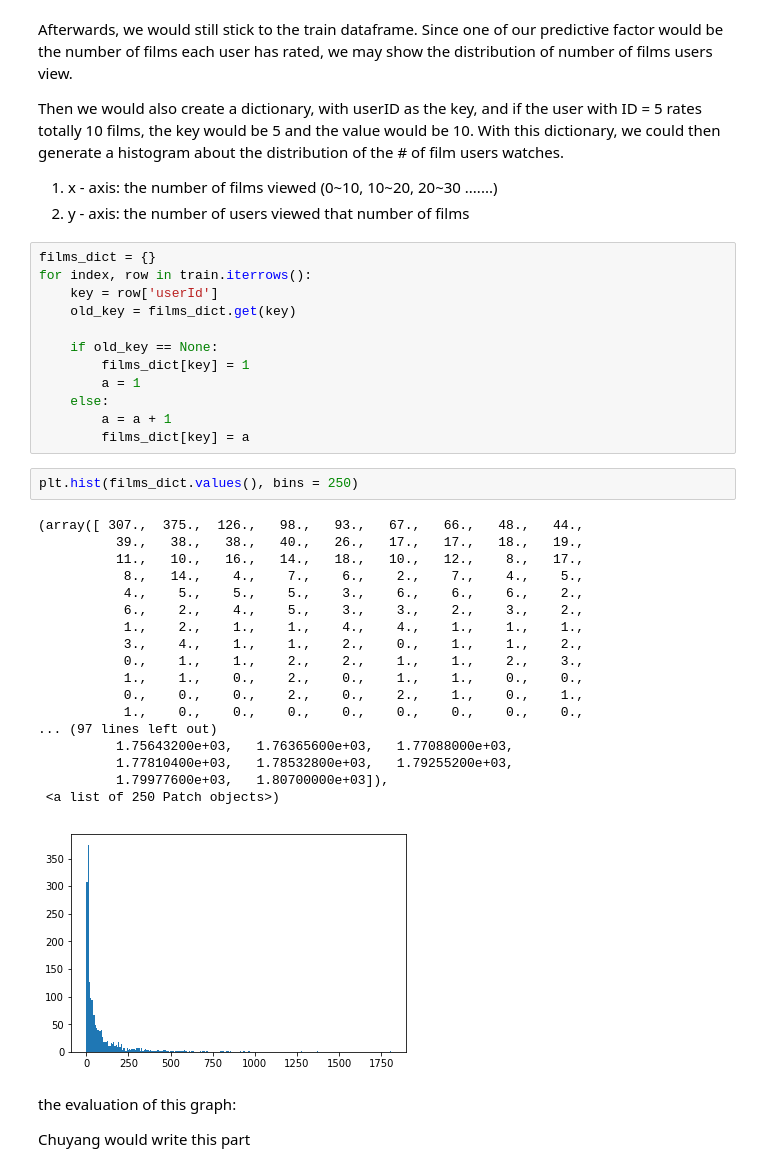
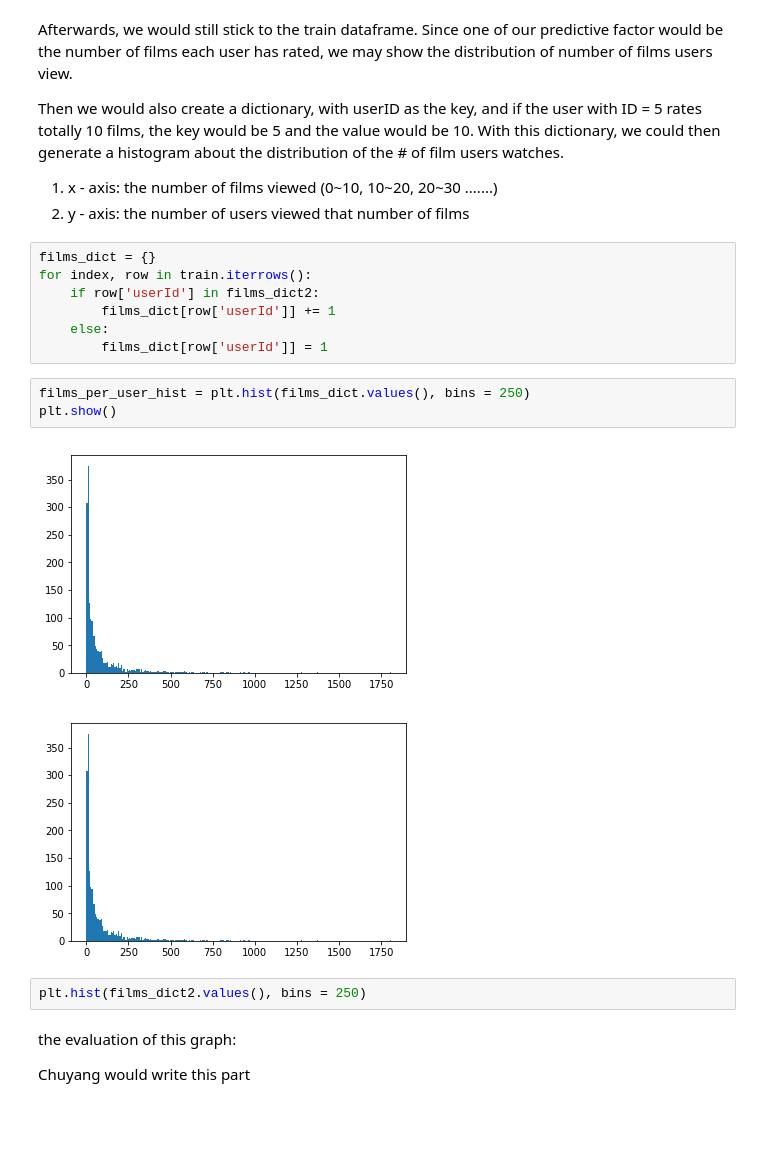
Before and after one commit to strkillr16/COGS108Final, a Jupyter notebook: Final Project Notebook.ipynb, the cells around one changed output. Cells and saved outputs as stored; diff of their text form; blank space fills up the shorter version.

```diff
--- a/Final Project Notebook.ipynb
+++ b/Final Project Notebook.ipynb
@@ -393,36 +446,18 @@ Then we would also create a dictionary, with userID as the key, and if the user
 # %%
 films_dict = {}
 for index, row in train.iterrows():
-    key = row['userId']
-    old_key = films_dict.get(key)
-
-    if old_key == None:
-        films_dict[key] = 1
-        a = 1
+    if row['userId'] in films_dict2:
+        films_dict[row['userId']] += 1
     else:
-        a = a + 1
-        films_dict[key] = a
+        films_dict[row['userId']] = 1
+# %%
+films_per_user_hist = plt.hist(films_dict.values(), bins = 250)
+plt.show()
+# %% [output]
+[figure, added]
+[figure, added]
 # %%
-plt.hist(films_dict.values(), bins = 250)
+plt.hist(films_dict2.values(), bins = 250)
-# %% [output]
-(array([ 307.,  375.,  126.,   98.,   93.,   67.,   66.,   48.,   44.,
-          39.,   38.,   38.,   40.,   26.,   17.,   17.,   18.,   19.,
-          11.,   10.,   16.,   14.,   18.,   10.,   12.,    8.,   17.,
-           8.,   14.,    4.,    7.,    6.,    2.,    7.,    4.,    5.,
-           4.,    5.,    5.,    5.,    3.,    6.,    6.,    6.,    2.,
-           6.,    2.,    4.,    5.,    3.,    3.,    2.,    3.,    2.,
-           1.,    2.,    1.,    1.,    4.,    4.,    1.,    1.,    1.,
-           3.,    4.,    1.,    1.,    2.,    0.,    1.,    1.,    2.,
-           0.,    1.,    1.,    2.,    2.,    1.,    1.,    2.,    3.,
-           1.,    1.,    0.,    2.,    0.,    1.,    1.,    0.,    0.,
-           0.,    0.,    0.,    2.,    0.,    2.,    1.,    0.,    1.,
-           1.,    0.,    0.,    0.,    0.,    0.,    0.,    0.,    0.,
-... (97 lines left out)
-          1.75643200e+03,   1.76365600e+03,   1.77088000e+03,
-          1.77810400e+03,   1.78532800e+03,   1.79255200e+03,
-          1.79977600e+03,   1.80700000e+03]),
- <a list of 250 Patch objects>)
-[figure, removed]
 # %% [markdown]
 the evaluation of this graph:
 
```
Also changed, not shown: parts of 49 cells of this notebook.
